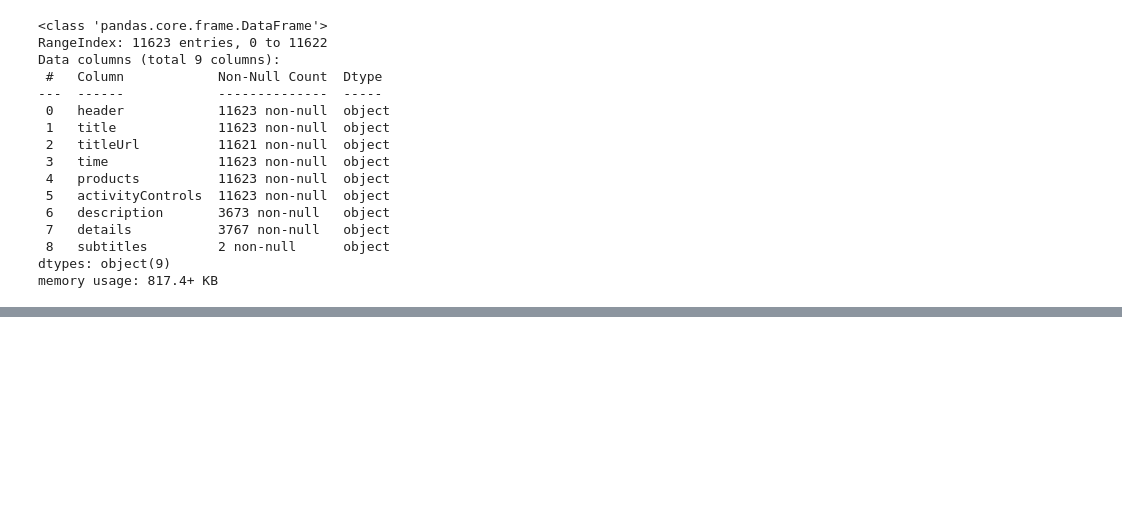
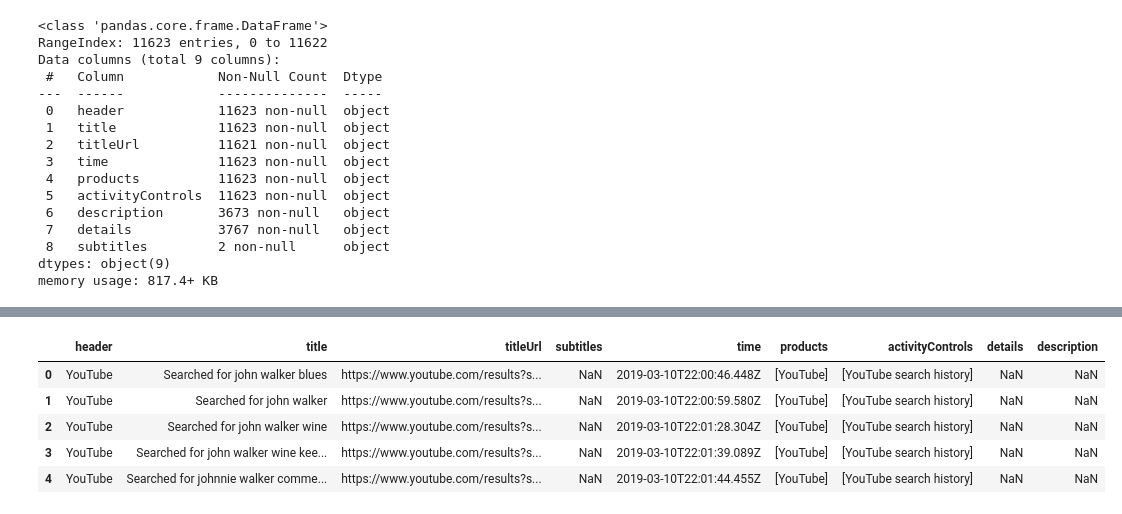
Before and after one commit to haochenmiao/Portfolio, a Jupyter notebook: Data Analyst Portfolio/Data Analysis/Youtube history analysis/analysis.ipynb, the cells around one changed output, grey strips where cells are left out. Cells and saved outputs as stored; diff of their text form; code cells hidden in the pictures; blank space fills up the shorter version.

```diff
--- a/Data Analyst Portfolio/Data Analysis/Youtube history analysis/analysis.ipynb
+++ b/Data Analyst Portfolio/Data Analysis/Youtube history analysis/analysis.ipynb
@@ -107,0 +140,21 @@ memory usage: 817.4+ KB
+# %%
+# Convert 'time' to datetime format in both DataFrames
+watch_df['time'] = pd.to_datetime(watch_df['time'])
+search_df['time'] = pd.to_datetime(search_df['time'])
+
+# Sort both DataFrames by 'time'
+watch_df = watch_df.sort_values('time')
+search_df = search_df.sort_values('time')
+
+# Reset the indices of both DataFrames
+watch_df = watch_df.reset_index(drop=True)
+search_df = search_df.reset_index(drop=True)
+
+# For each search, find the next watch action
+search_df['next_watch'] = None
+for i in range(len(search_df) - 1):
+    # Find the next watch action that occured after the search
+    next_watch = watch_df[watch_df['time'] > search_df.loc[i, 'time']].iloc[0]
+    search_df.loc[i, 'next_watch'] = next_watch['title']
+
+print(search_df)
@@ -107,0 +199,21 @@ memory usage: 817.4+ KB
+# %%
+watch_df = watch_df.dropna(subset=['titleUrl'])
+search_df = search_df.dropna(subset=['titleUrl'])
+# %%
+# Concatenate the two datasets
+combined_df = pd.concat([watch_df, search_df])
+
+# Sort by time
+combined_df = combined_df.sort_values(by='time')
+
+# Reset index
+combined_df = combined_df.reset_index(drop=True)
+# %%
+combined_df.head()
+# %% [output]
+|  | header | title | titleUrl | subtitles | time | products | activityControls | details | description |
+| 0 | YouTube | Searched for john walker blues | https://www.youtube.com/results?s... | NaN | 2019-03-10T22:00:46.448Z | [YouTube] | [YouTube search history] | NaN | NaN |
+| 1 | YouTube | Searched for john walker | https://www.youtube.com/results?s... | NaN | 2019-03-10T22:00:59.580Z | [YouTube] | [YouTube search history] | NaN | NaN |
+| 2 | YouTube | Searched for john walker wine | https://www.youtube.com/results?s... | NaN | 2019-03-10T22:01:28.304Z | [YouTube] | [YouTube search history] | NaN | NaN |
+| 3 | YouTube | Searched for john walker wine kee... | https://www.youtube.com/results?s... | NaN | 2019-03-10T22:01:39.089Z | [YouTube] | [YouTube search history] | NaN | NaN |
+| 4 | YouTube | Searched for johnnie walker comme... | https://www.youtube.com/results?s... | NaN | 2019-03-10T22:01:44.455Z | [YouTube] | [YouTube search history] | NaN | NaN |
```
Also changed, not shown: parts of 19 cells of this notebook, 4 other files.
